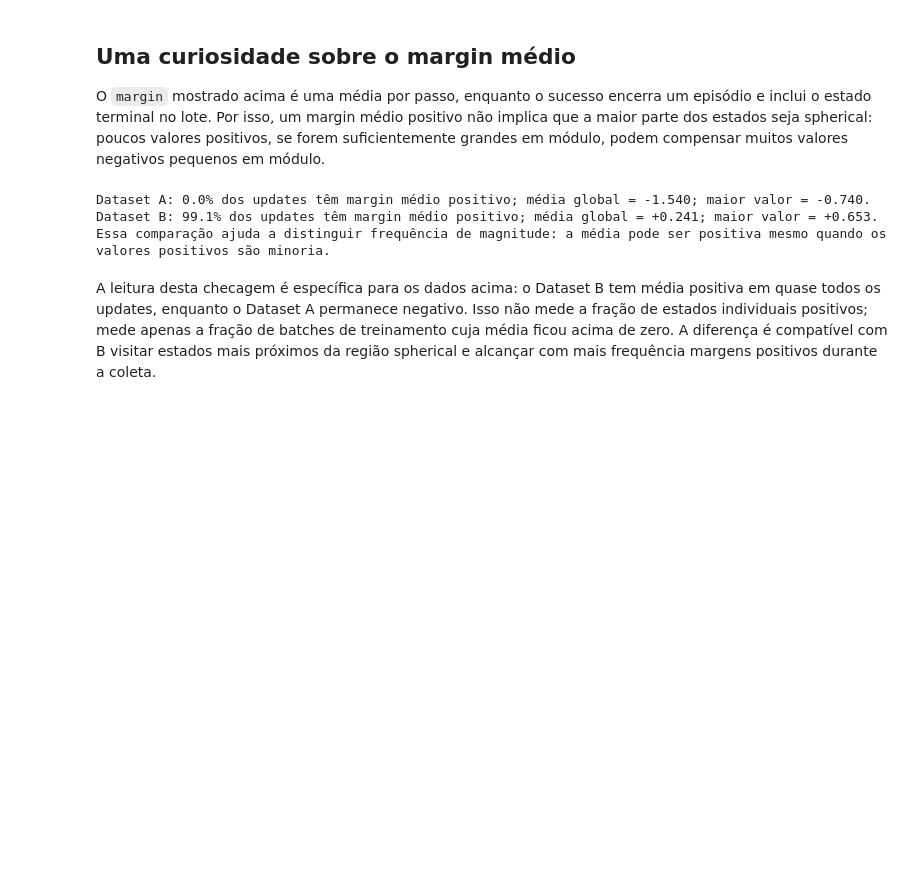
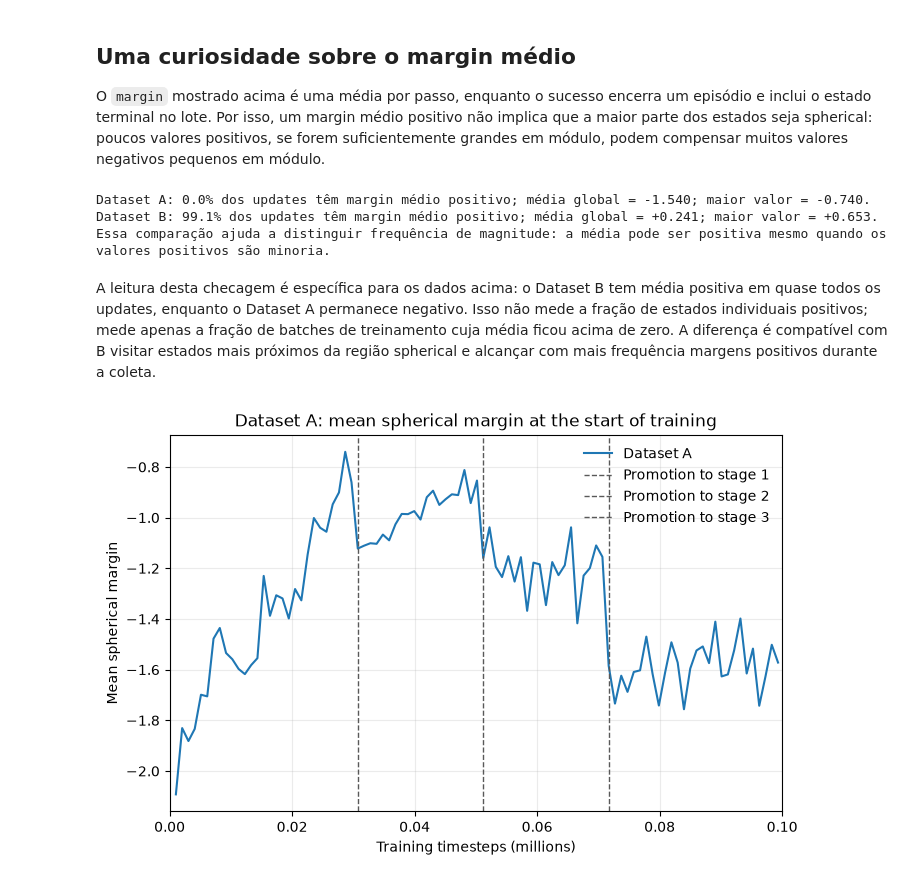
Before and after one commit to Caioriqui/AI-testing-in-Flag-Manifolds, a Jupyter notebook: notebooks/03_training_history_comparison.ipynb, the cells around one changed output. Cells and saved outputs as stored; diff of their text form; code cells hidden in the pictures; blank space fills up the shorter version.

```diff
--- a/notebooks/03_training_history_comparison.ipynb
+++ b/notebooks/03_training_history_comparison.ipynb
@@ -144,3 +144,30 @@ Dataset B: 99.1% dos updates têm margin médio positivo; média global = +0.241
 Essa comparação ajuda a distinguir frequência de magnitude: a média pode ser positiva mesmo quando os valores positivos são minoria.
 # %% [markdown]
 A leitura desta checagem é específica para os dados acima: o Dataset B tem média positiva em quase todos os updates, enquanto o Dataset A permanece negativo. Isso não mede a fração de estados individuais positivos; mede apenas a fração de batches de treinamento cuja média ficou acima de zero. A diferença é compatível com B visitar estados mais próximos da região spherical e alcançar com mais frequência margens positivos durante a coleta.
+# %%
+history_a = histories['Dataset A']
+x_a = history_a['timesteps'] / 1_000_000
+x_limit = 0.1  # 100,000 timesteps
+
+fig, ax = plt.subplots(figsize=(7, 4.5), constrained_layout=True)
+visible = x_a <= x_limit
+ax.plot(x_a[visible], history_a['margin'][visible], color=colors['Dataset A'], linewidth=1.5,
+    label='Dataset A')
+
+changes_a = np.flatnonzero(np.diff(history_a['stage'])) + 1
+for index in changes_a:
+    change_x = x_a[index]
+    if change_x <= x_limit:
+        new_stage = history_a['stage'][index]
+    ax.axvline(change_x, color='0.35', linestyle='--', linewidth=1,
+           label=f'Promotion to stage {new_stage}')
+
+ax.set_xlim(0, x_limit)
+ax.set_xlabel('Training timesteps (millions)')
+ax.set_ylabel('Mean spherical margin')
+ax.set_title('Dataset A: mean spherical margin at the start of training')
+ax.grid(alpha=0.25)
+ax.legend(frameon=False)
+plt.show()
+# %% [output]
+[figure, added]
```
Also changed, not shown: 1 other file.
